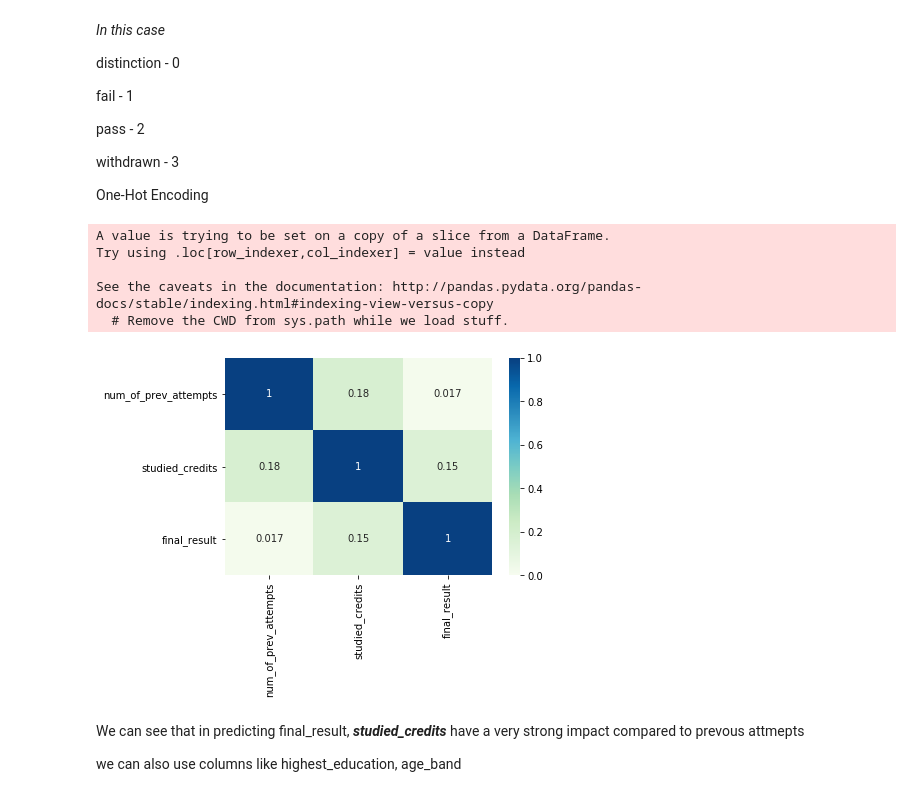
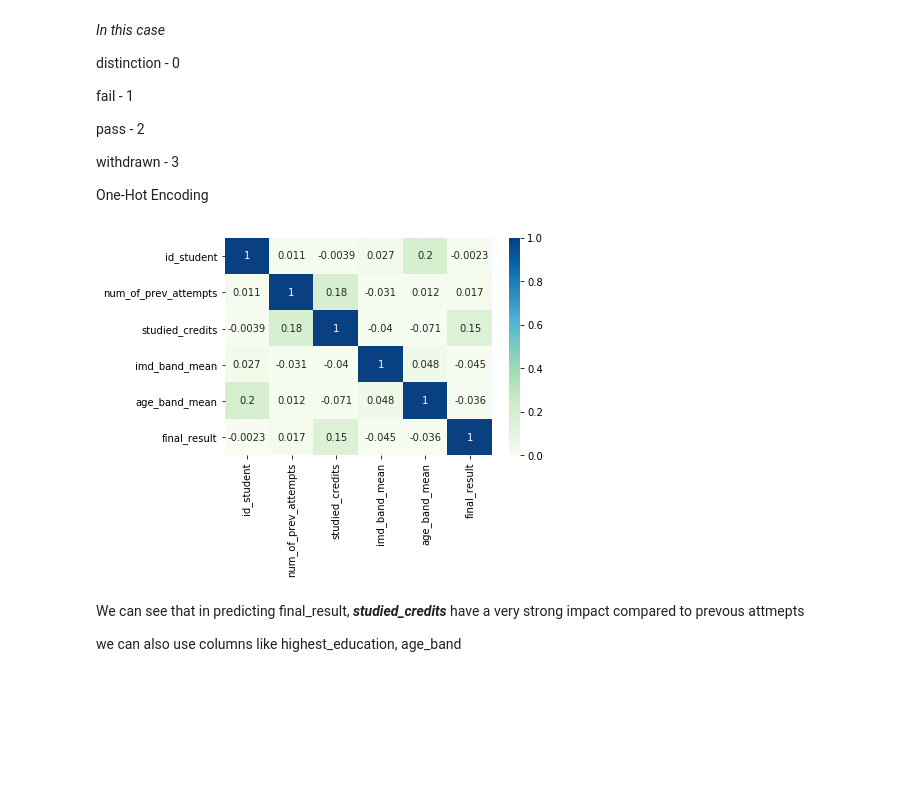
Before and after one commit to Heramb001/LearningAnalytics_Predicting_students_at-risk, a Jupyter notebook: CS_773_Data_Mining_Project_3_Feature_Engineering.ipynb, the cells around one changed output. Cells and saved outputs as stored; diff of their text form; code cells hidden in the pictures; blank space fills up the shorter version.

Commit message:
some preprocessing

```diff
--- a/CS_773_Data_Mining_Project_3_Feature_Engineering.ipynb
+++ b/CS_773_Data_Mining_Project_3_Feature_Engineering.ipynb
@@ -54,5 +60,33 @@ Calculates sum based on the previous value
 def compute_weighted_sum(data, current_val, new_col):
     data[new_col] = data[current_val].cumsum()
     return data
+# %%
+"""
+Get mean of the split data
+"""
+def split_mean(x):
+    split_list = x.split('-')
+    mean = (float(split_list[0])+float(split_list[1]))/2
+    return mean
+# %%
+"""
+Preprocessing Student_info
+"""
+
+def preprocess_student_info(data):
+    data_pre = data.copy()
+    data_pre['final_result'] = labelEncoder.fit_transform(data_pre['final_result'])
+    #convert categorical columns
+    #----imd_band
+    # Remove % first and replace '?' with 0
+    data_pre['imd_band'] =  data_pre['imd_band'].apply(lambda x : x.replace('%',''))
+    data_pre['imd_band'] =  data_pre['imd_band'].apply(lambda x : '0' if x == '?' else x)
+    #compute mean of the range and add them in seperate column
+    data_pre['imd_band_mean'] = data_pre['imd_band'].apply(lambda x : 0 if x == '0' else split_mean(x))
+    #----age_band
+    # Replace '55<=' with 55 and other ranges with their mean
+    data_pre['age_band_mean'] =  data_pre['age_band'].apply(lambda x : 55 if x == '55<=' else split_mean(x))
+    data_pre = data_pre[['code_module','code_presentation','id_student','gender','region','highest_education','num_of_prev_attempts','studied_credits','imd_band','imd_band_mean','age_band','age_band_mean','final_result']]
+    return data_pre
 # %% [markdown]
 ### Feature Extraction from student_info
@@ -78,24 +109,16 @@ One-Hot Encoding
 # %%
 # generating heatmap and mapping correlation matrix -- Using Demographic info -- student_info
 #student_info.info() #--- to get info
 #student_info.isnull().sum() #--- No NULL Columns
 # breaking the data frame into categorical and non categorical value to get the correlation matrix
 #as student id is unique we might not require that
-#--- columns num_prev_attempts, studied_credits
-student_info_numeric = student_info[['num_of_prev_attempts','studied_credits', 'final_result']]
-#--- as final_result is a categorical column we can convert that into numeric using label_encoding
-labelEncoder = preprocessing.LabelEncoder()
-student_info_numeric['final_result'] = labelEncoder.fit_transform(student_info_numeric['final_result'])
+#--- columns num_prev_attempts, studied_credits [['num_of_prev_attempts','studied_credits', 'final_result']]
+student_info_numeric = preprocess_student_info(student_info)
 #student_info_numeric.corr()
 sns.heatmap(student_info_numeric.corr(), annot = True, vmin = 0, cmap = 'GnBu')
 plt.show()
 # %% [output]
-A value is trying to be set on a copy of a slice from a DataFrame.
-Try using .loc[row_indexer,col_indexer] = value instead
-
-See the caveats in the documentation: http://pandas.pydata.org/pandas-docs/stable/indexing.html#indexing-view-versus-copy
-  # Remove the CWD from sys.path while we load stuff.
-[figure, old version]
+[figure, new version]
 # %% [markdown]
  We can see that in predicting final_result, ***studied_credits*** have a very strong impact compared to prevous attmepts
 
```
Also changed, not shown: parts of 6 cells of this notebook, 1 other file.
